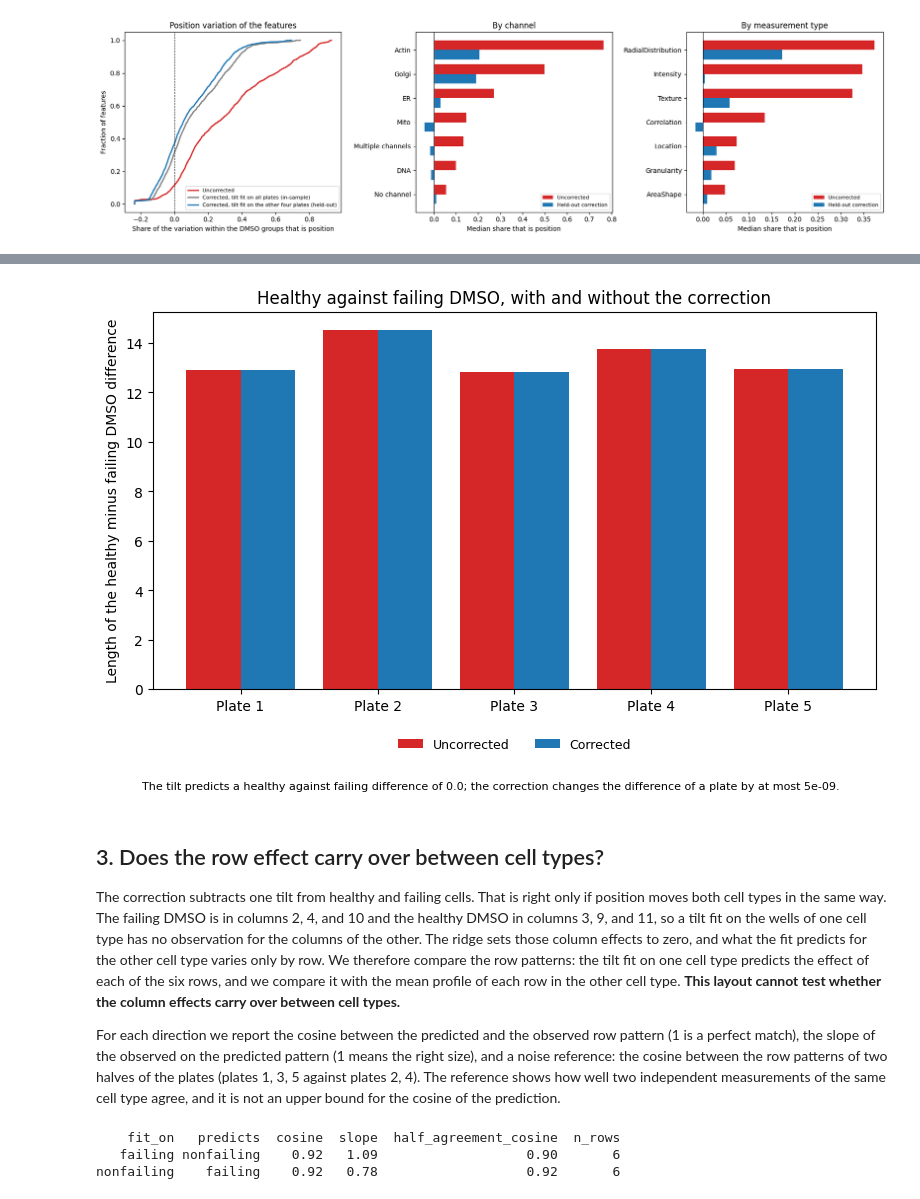
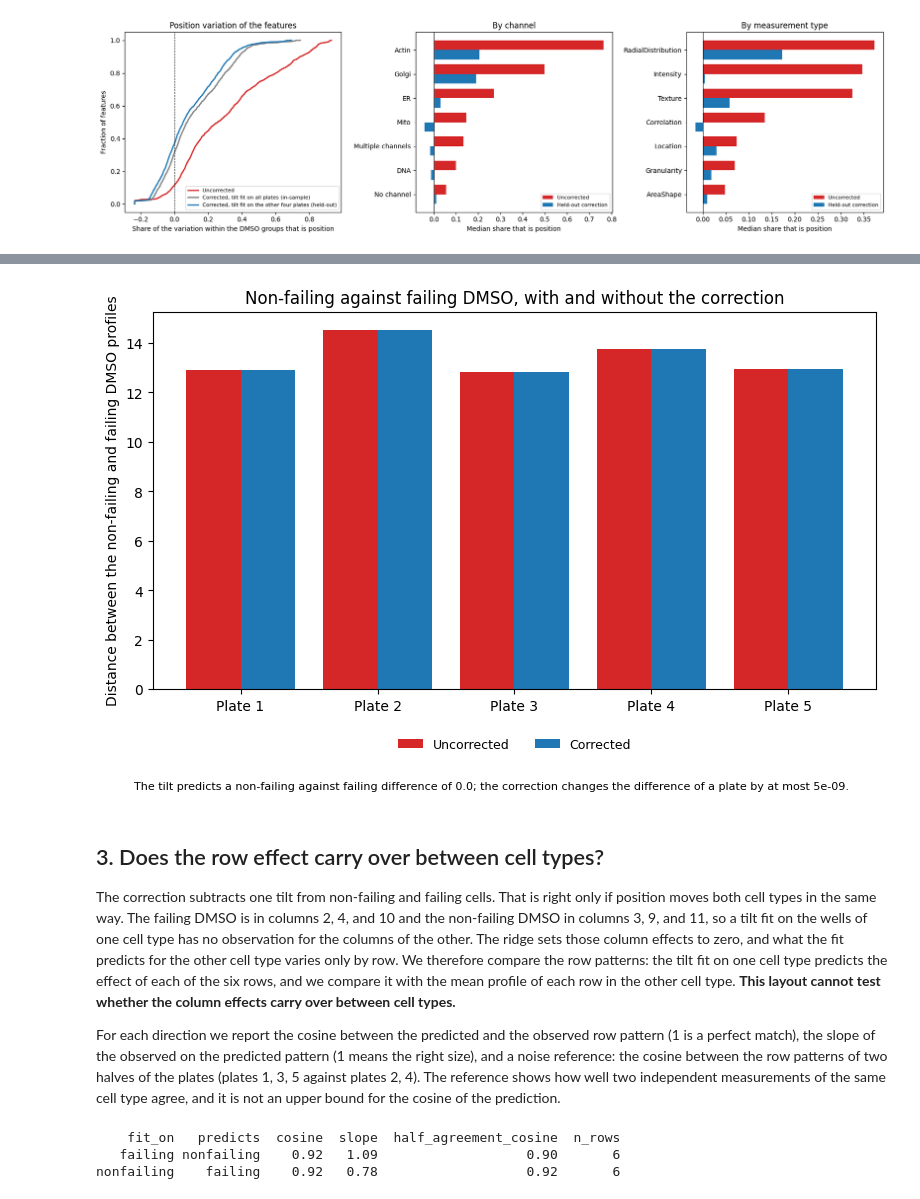
Before and after one commit to WayScience/cardiac_fibrosis_rescue_screen_profiling, a Jupyter notebook: 5.validation_plate_profiling/2.preprocessing_features/4a.position_correction/5.quantify_position_effect.ipynb, the cells around one changed output, grey strips where cells are left out. Cells and saved outputs as stored; diff of their text form; code cells hidden in the pictures.

```diff
--- a/5.validation_plate_profiling/2.preprocessing_features/4a.position_correction/5.quantify_position_effect.ipynb
+++ b/5.validation_plate_profiling/2.preprocessing_features/4a.position_correction/5.quantify_position_effect.ipynb
@@ -45,7 +45,7 @@ for path in (fit_path, well_medians_cache):
         raise FileNotFoundError(f"{path} not found. Run 1.fit_position_correction.ipynb first.")
 
 min_cells = 50  # minimum cells for a well to be used (as in the screen)
-HEALTHY, FAILING = vpu.HEALTHY_CELL_TYPE, vpu.FAILING_CELL_TYPE
+NONFAILING, FAILING = vpu.NONFAILING_CELL_TYPE, vpu.FAILING_CELL_TYPE
 colors = {"raw": "#d62728", "in_sample": "#7f7f7f", "held_out": "#1f77b4"}
 # %% [markdown]
 ## Load the fit and the well medians
@@ -67,7 +67,7 @@ amplitude = wells["platemap"].map(fit["amplitudes"]).to_numpy(float)[:, None]
 tilt_at_wells = amplitude * pcu.tilt(coef, center, rows, cols0)
 corrected = raw - tilt_at_wells
 is_dmso = (wells["treatment"] == "DMSO").to_numpy()
-is_healthy = (is_dmso & (wells["cell_type"] == HEALTHY)).to_numpy()
+is_nonfailing = (is_dmso & (wells["cell_type"] == NONFAILING)).to_numpy()
 is_failing = (is_dmso & (wells["cell_type"] == FAILING)).to_numpy()
 print("Wells:", len(wells), "| Features:", len(features), "| Plates:", wells["plate"].nunique())
 # %% [output]
@@ -156,7 +156,7 @@ If position were all of the difference, the corrected difference would be zero.
 records = []
 for plate in sorted(wells["plate"].unique()):
     in_plate = (wells["plate"] == plate).to_numpy()
-    h, f = in_plate & is_healthy, in_plate & is_failing
+    h, f = in_plate & is_nonfailing, in_plate & is_failing
     records.append(
         {
             "plate": plate,
@@ -166,12 +166,12 @@ for plate in sorted(wells["plate"].unique()):
     )
 position_vs_biology = pd.DataFrame(records)
 position_vs_biology["share_kept"] = position_vs_biology["corrected"] / position_vs_biology["raw"]
-tilt_healthy_vs_failing = float(np.linalg.norm(tilt_at_wells[is_healthy].mean(0) - tilt_at_wells[is_failing].mean(0)))
-position_vs_biology["tilt_healthy_vs_failing"] = tilt_healthy_vs_failing
+tilt_nonfailing_vs_failing = float(np.linalg.norm(tilt_at_wells[is_nonfailing].mean(0) - tilt_at_wells[is_failing].mean(0)))
+position_vs_biology["tilt_nonfailing_vs_failing"] = tilt_nonfailing_vs_failing
 print(position_vs_biology.round(2).to_string(index=False))
 
 # the same difference for the profiles averaged over the five plates (less noise than a single plate)
-pooled_raw = np.linalg.norm(raw[is_healthy].mean(0) - raw[is_failing].mean(0))
-pooled_corrected = np.linalg.norm(corrected[is_healthy].mean(0) - corrected[is_failing].mean(0))
-print(f"Plate-averaged healthy minus failing difference: {pooled_raw:.1f} before and {pooled_corrected:.1f} after the correction")
+pooled_raw = np.linalg.norm(raw[is_nonfailing].mean(0) - raw[is_failing].mean(0))
+pooled_corrected = np.linalg.norm(corrected[is_nonfailing].mean(0) - corrected[is_failing].mean(0))
+print(f"Plate-averaged non-failing minus failing difference: {pooled_raw:.1f} before and {pooled_corrected:.1f} after the correction")
 # %% [output]
@@ -185,33 +185,33 @@ Plate-averaged healthy minus failing difference: 13.0 before and 13.0 after the
 # %%
 largest_change = (position_vs_biology["raw"] - position_vs_biology["corrected"]).abs().max()
 fig, ax = plt.subplots(figsize=(8, 5.2))
 x = np.arange(len(position_vs_biology))
 ax.bar(x - 0.2, position_vs_biology["raw"], 0.4, color=colors["raw"], label="Uncorrected")
 ax.bar(x + 0.2, position_vs_biology["corrected"], 0.4, color=colors["held_out"], label="Corrected")
 ax.set_xticks(x)
 ax.set_xticklabels([f"Plate {i + 1}" for i in x])
-ax.set_ylabel("Length of the healthy minus failing DMSO difference")
-ax.set_title("Healthy against failing DMSO, with and without the correction")
-# the tilt has no healthy-against-failing component, so the two bars of a plate are the same
+ax.set_ylabel("Distance between the non-failing and failing DMSO profiles")
+ax.set_title("Non-failing against failing DMSO, with and without the correction")
+# the tilt has no non-failing-against-failing component, so the two bars of a plate are the same
 ax.legend(loc="upper center", bbox_to_anchor=(0.5, -0.1), ncol=2, fontsize=9, frameon=False)
 fig.text(
     0.5,
     0.01,
-    f"The tilt predicts a healthy against failing difference of {tilt_healthy_vs_failing:.1f}; the correction changes the difference of a plate by at most {largest_change:.0e}.",
+    f"The tilt predicts a non-failing against failing difference of {tilt_nonfailing_vs_failing:.1f}; the correction changes the difference of a plate by at most {largest_change:.0e}.",
     ha="center",
     fontsize=8,
 )
 fig.tight_layout(rect=(0, 0.04, 1, 1))
 fig.savefig(figure_dir / "position_vs_biology.png", dpi=150)
 plt.show()
 # %% [output]
-[figure, old version]
+[figure, new version]
 # %% [markdown]
 ## 3. Does the row effect carry over between cell types?
 
-The correction subtracts one tilt from healthy and failing cells.
+The correction subtracts one tilt from non-failing and failing cells.
 That is right only if position moves both cell types in the same way.
-The failing DMSO is in columns 2, 4, and 10 and the healthy DMSO in columns 3, 9, and 11, so a tilt fit on the wells of one cell type has no observation for the columns of the other.
+The failing DMSO is in columns 2, 4, and 10 and the non-failing DMSO in columns 3, 9, and 11, so a tilt fit on the wells of one cell type has no observation for the columns of the other.
 The ridge sets those column effects to zero, and what the fit predicts for the other cell type varies only by row.
 We therefore compare the row patterns: the tilt fit on one cell type predicts the effect of each of the six rows, and we compare it with the mean profile of each row in the other cell type.
 **This layout cannot test whether the column effects carry over between cell types.**
```
Also changed, not shown: parts of 7 cells of this notebook, 22 other files.
